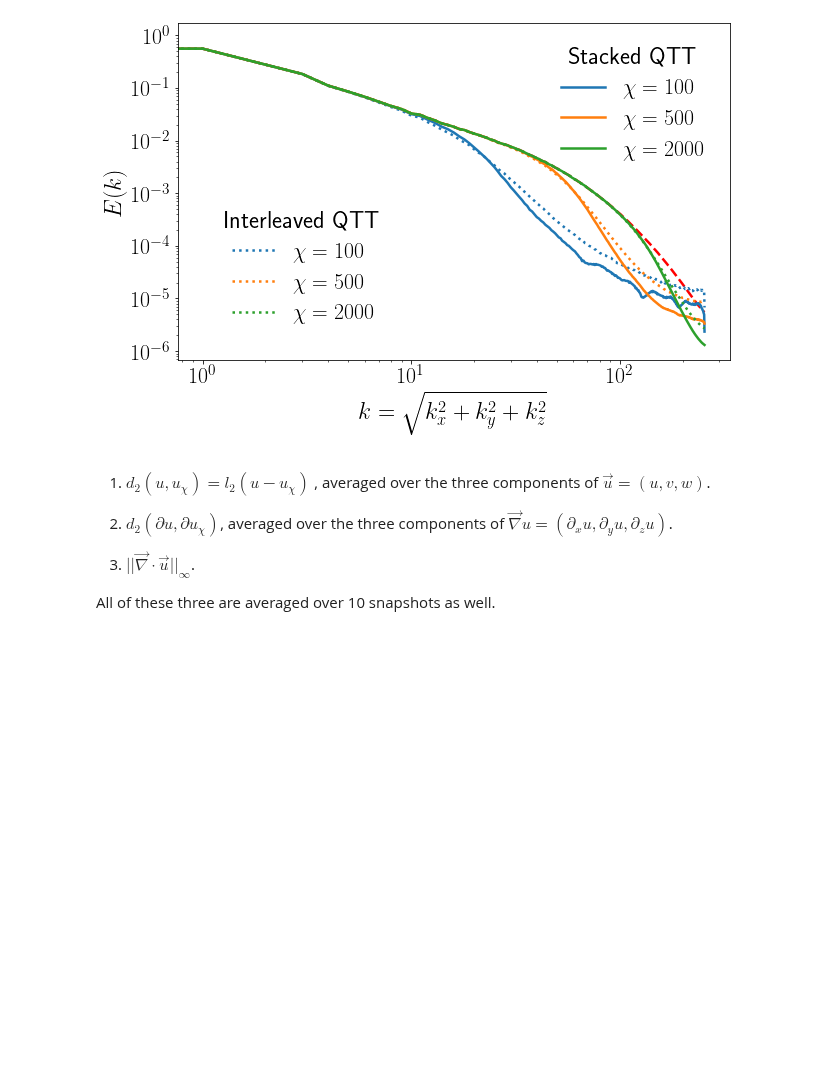
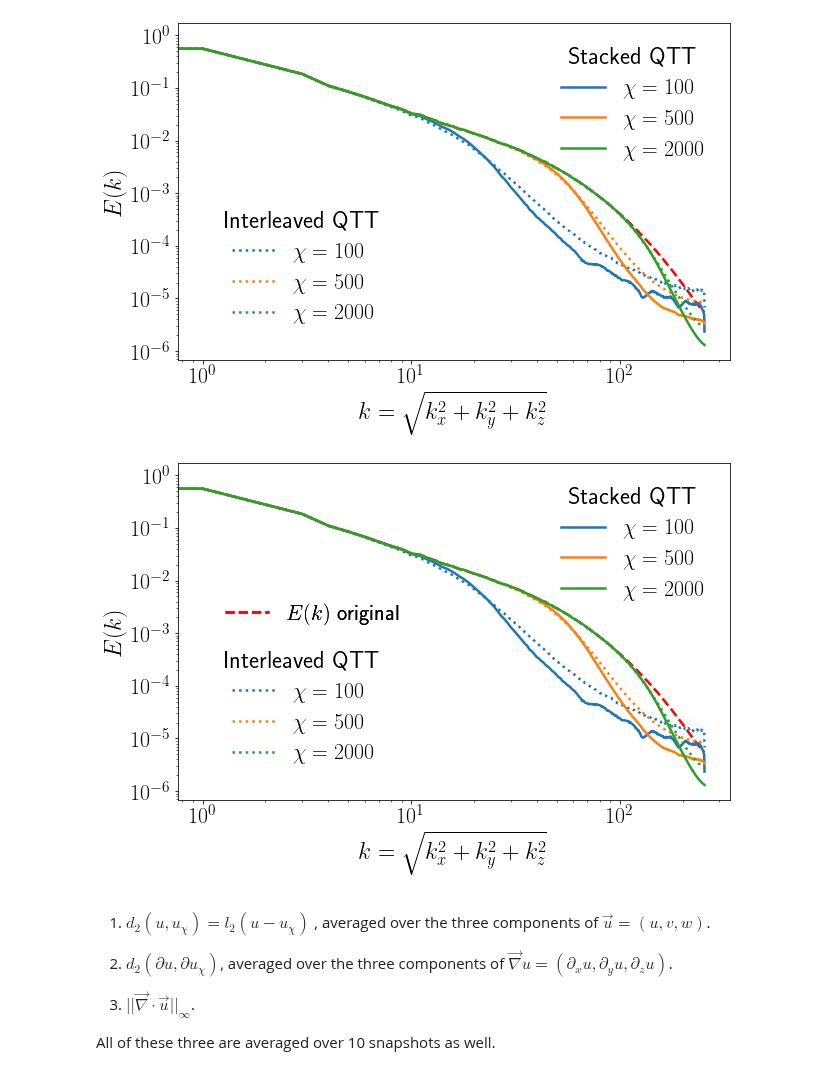
Before and after one commit to stefanopisoni/TN_Turbulence, a Jupyter notebook: Snapshots_compression/Snapshot_compression_plot.ipynb, the cells around one changed output. Drawn from its saved outputs; the diff is of its cells as text; code cells hidden in the pictures; blank space fills up the shorter version.

Commit message:
plot

```diff
--- a/Snapshots_compression/Snapshot_compression_plot.ipynb
+++ b/Snapshots_compression/Snapshot_compression_plot.ipynb
@@ -205,6 +206,105 @@ plt.savefig("Plots/Sta_VS_Inter_Ek_snap.pdf", format="pdf")
 plt.show()
 # %% [output]
 [figure]
+# %%
+import numpy as np
+import matplotlib.pyplot as plt
+
+# ——— Global style setup ———
+plt.rcParams.update({
+    "text.usetex": True,
+    "font.family": "sans-serif",
+    "font.sans-serif": ["Computer Modern Sans Serif"],
+    "text.latex.preamble": r"\renewcommand{\familydefault}{\sfdefault}",
+    "lines.linewidth": 2.5,
+    "axes.labelsize": 24,
+    "axes.titlesize": 24,
+    "legend.fontsize": 22,
+    "xtick.labelsize": 22,
+    "ytick.labelsize": 22
+})
+
+fig, ax = plt.subplots(figsize=(9, 6))
+
+# — Plot original, capture its handle —
+h0, = ax.plot(
+    E_k_original,
+    label=r'$E(k)$ original',
+    linestyle='--',
+    color='red'
+)
+
+# Collect handles for χ-curves
+stacked_handles, stacked_labels         = [], []
+interleaved_handles, interleaved_labels = [], []
+
+chis   = [100, 500, 2000]
+colors = ['C0', 'C1', 'C2']
+
+for chi, color in zip(chis, colors):
+    h_s, = ax.plot(
+        globals()[f'E_k_sta_{chi}_tens'],
+        linestyle='-',
+        color=color
+    )
+    stacked_handles.append(h_s)
+    stacked_labels.append(rf'$\chi={chi}$')
+
+    h_i, = ax.plot(
+        globals()[f'E_k_seq_{chi}_tens'],
+        linestyle=':',
+        color=color
+    )
+    interleaved_handles.append(h_i)
+    interleaved_labels.append(rf'$\chi={chi}$')
+
+ax.set_xscale('log')
+ax.set_yscale('log')
+
+# 1) Stacked legend (upper right)
+leg1 = ax.legend(
+    stacked_handles,
+    stacked_labels,
+    title='Stacked QTT',
+    loc='upper right',
+    bbox_to_anchor=(0.99, 0.99),
+    title_fontsize=24,
+    frameon=False
+)
+ax.add_artist(leg1)
+
+# 2) Interleaved legend (lower left)
+leg2 = ax.legend(
+    interleaved_handles,
+    interleaved_labels,
+    title='Interleaved QTT',
+    loc='lower left',
+    bbox_to_anchor=(0.05, 0.05),
+    title_fontsize=24,
+    frameon=False
+)
+ax.add_artist(leg2)
+
+# 3) Original legend, just above the interleaved box
+leg0 = ax.legend(
+    [h0],
+    [r'$E(k)$ original'],
+    # title='Original',
+    loc='lower left',
+    bbox_to_anchor=(0.05, 0.46),  # tweak the y-offset as needed
+    title_fontsize=24,
+    frameon=False
+)
+ax.add_artist(leg0)
+
+ax.set_xlabel(r'$k = \sqrt{k_x^2 + k_y^2 + k_z^2}$')
+ax.set_ylabel(r'$E(k)$')
+
+plt.tight_layout()
+plt.savefig("Plots/Sta_VS_Inter_Ek_snap.pdf", format="pdf")
+plt.show()
+# %% [output]
+[figure, added]
 # %% [markdown]
 1) $d_{2}(u,u_{\chi}) = l_{2}(u-u_{\chi})$ , averaged over the three components of $\vec{u}=(u,v,w)$.
 
```
Also changed, not shown: parts of 1 cell of this notebook, 1 other file.
